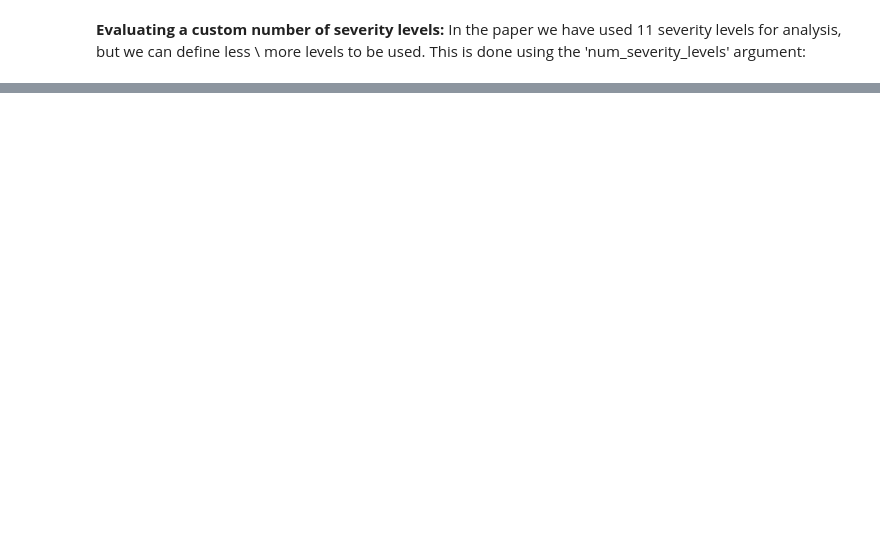
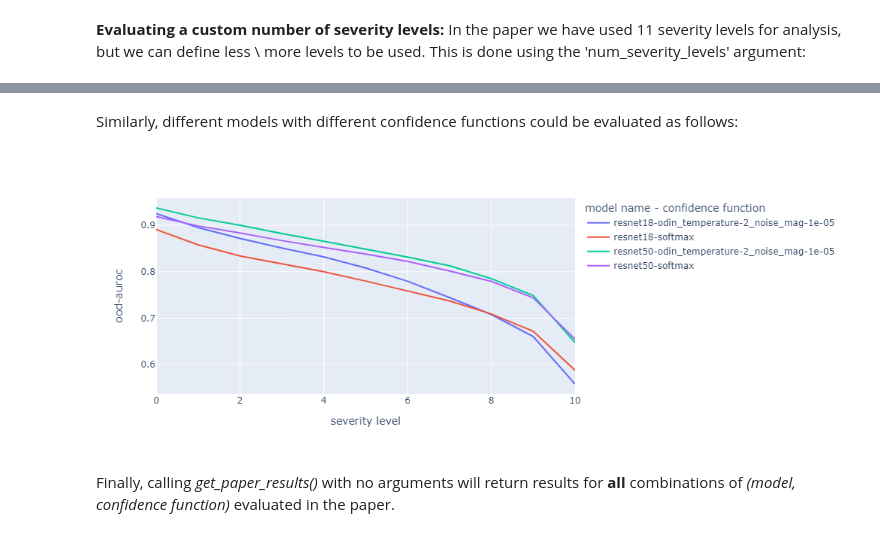
Before and after one commit to mdabbah/COOD_benchmarking, a Jupyter notebook: example.ipynb, the cells around one changed output, grey strips where cells are left out. Drawn from its saved outputs; the diff is of its cells as text; code cells hidden in the pictures; blank space fills up the shorter version.

```diff
--- a/example.ipynb
+++ b/example.ipynb
@@ -161,0 +167,15 @@ AttributeError: 'DataFrame' object has no attribute 'severity_levels'
+# %% [markdown]
+Similarly, different models with different confidence functions could be evaluated as follows:
+# %%
+results = get_paper_results(model_name=['resnet50', 'resnet18'], confidence_function=['softmax', 'odin'])
+fig = plotly.express.line(results, x='severity level', y='ood-auroc', color='model name - confidence function')
+
+fig.update_layout(
+    autosize=False,
+    width=1000,
+    height=400,)
+fig.show('png')
+# %% [output]
+[figure, added]
+# %% [markdown]
+Finally, calling *get_paper_results()* with no arguments will return results for **all** combinations of *(model, confidence function)* evaluated in the paper.
```
Also changed, not shown: parts of 9 cells of this notebook.
